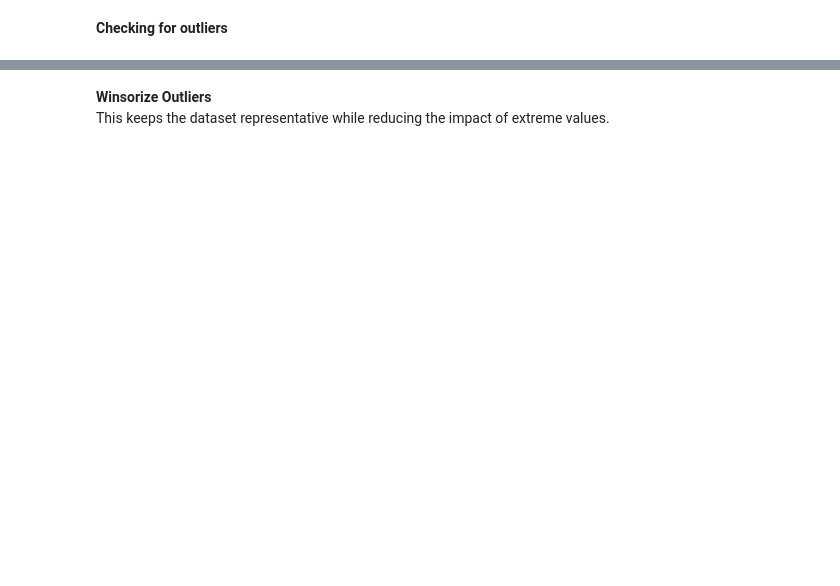
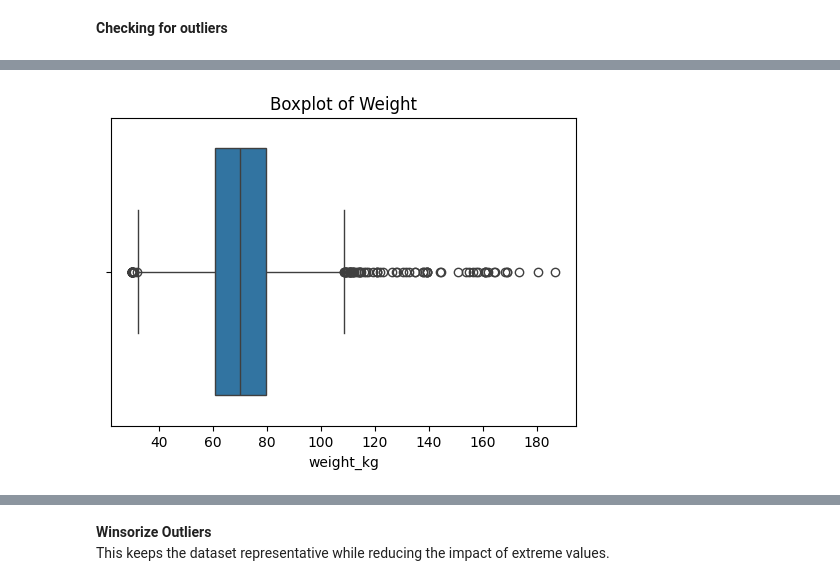
Before and after one commit to AlwangaJanet/Apparel-Size-Prediction-Using-Supervised-Learning, a Jupyter notebook: size_prediction.ipynb, the cells around one changed output, grey strips where cells are left out. Saved outputs shown, nothing was run; the diff lists cells and outputs as text; code cells hidden in the pictures; blank space fills up the shorter version.

```diff
--- a/size_prediction.ipynb
+++ b/size_prediction.ipynb
@@ -141,0 +110,7 @@ for col in numerical_cols:
+# %%
+plt.figure(figsize=(6,4))
+sns.boxplot(x=df['weight_kg'])
+plt.title("Boxplot of Weight")
+plt.show()
+# %% [output]
+[figure, added]
```
Also changed, not shown: parts of 46 cells of this notebook.
